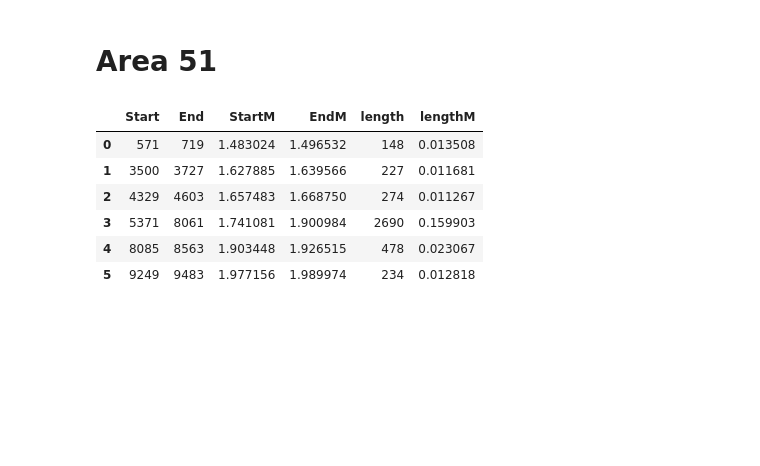
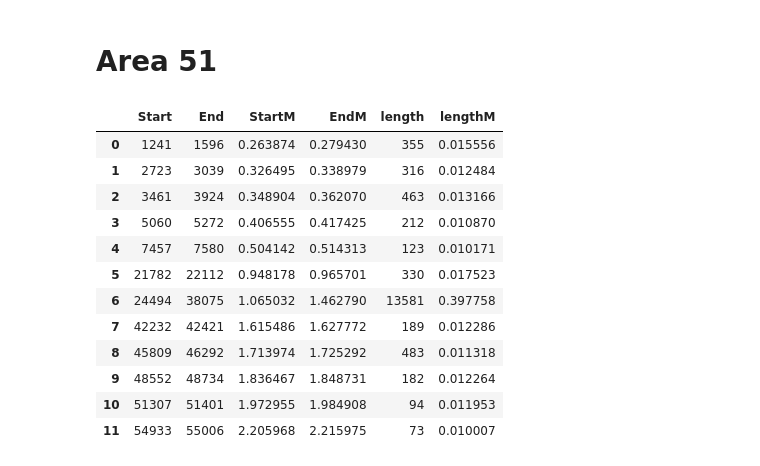
Before and after one commit to hringbauer/hapROH, a Jupyter notebook: Notebooks/figures.ipynb, the cells around one changed output. Drawn from its saved outputs; the diff is of its cells as text; code cells hidden in the pictures; blank space fills up the shorter version.

```diff
--- a/Notebooks/figures.ipynb
+++ b/Notebooks/figures.ipynb
@@ -255,12 +255,18 @@ Successfully loaded Data from: ../Empirical/MA89_chr3_1000G_ROH/
 # %% [markdown]
 # Area 51
 # %%
-pd.read_csv("../Empirical/MA89_chr3_1000G_ROH/", delimiter=",")
+pd.read_csv("../Empirical/MA89_chr3_1000G_ROH/roh.csv", delimiter=",")
 # %% [output]
 |  | Start | End | StartM | EndM | length | lengthM |
-| 0 | 571 | 719 | 1.483024 | 1.496532 | 148 | 0.013508 |
-| 1 | 3500 | 3727 | 1.627885 | 1.639566 | 227 | 0.011681 |
-| 2 | 4329 | 4603 | 1.657483 | 1.668750 | 274 | 0.011267 |
-| 3 | 5371 | 8061 | 1.741081 | 1.900984 | 2690 | 0.159903 |
-| 4 | 8085 | 8563 | 1.903448 | 1.926515 | 478 | 0.023067 |
-| 5 | 9249 | 9483 | 1.977156 | 1.989974 | 234 | 0.012818 |
+| 0 | 1241 | 1596 | 0.263874 | 0.279430 | 355 | 0.015556 |
+| 1 | 2723 | 3039 | 0.326495 | 0.338979 | 316 | 0.012484 |
+| 2 | 3461 | 3924 | 0.348904 | 0.362070 | 463 | 0.013166 |
+| 3 | 5060 | 5272 | 0.406555 | 0.417425 | 212 | 0.010870 |
+| 4 | 7457 | 7580 | 0.504142 | 0.514313 | 123 | 0.010171 |
+| 5 | 21782 | 22112 | 0.948178 | 0.965701 | 330 | 0.017523 |
+| 6 | 24494 | 38075 | 1.065032 | 1.462790 | 13581 | 0.397758 |
+| 7 | 42232 | 42421 | 1.615486 | 1.627772 | 189 | 0.012286 |
+| 8 | 45809 | 46292 | 1.713974 | 1.725292 | 483 | 0.011318 |
+| 9 | 48552 | 48734 | 1.836467 | 1.848731 | 182 | 0.012264 |
+| 10 | 51307 | 51401 | 1.972955 | 1.984908 | 94 | 0.011953 |
+| 11 | 54933 | 55006 | 2.205968 | 2.215975 | 73 | 0.010007 |
```
Also changed, not shown: parts of 4 cells of this notebook, 8 other files.
